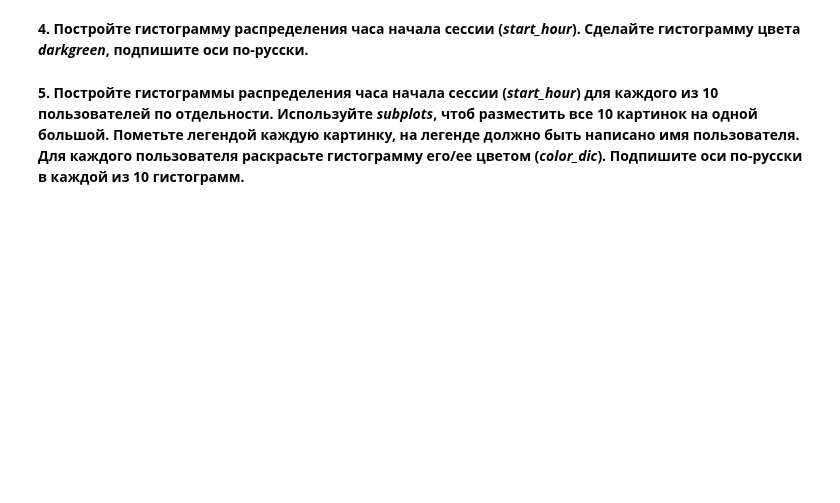
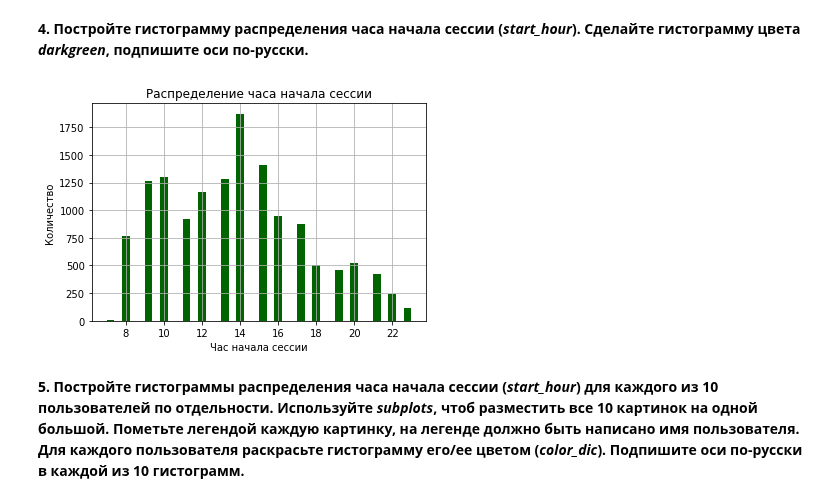
Before and after one commit to dminikorenb/DataLearning, a Jupyter notebook: dminik6_w3.ipynb, the cells around one changed output. Saved outputs shown, nothing was run; the diff lists cells and outputs as text; code cells hidden in the pictures; blank space fills up the shorter version.

```diff
--- a/dminik6_w3.ipynb
+++ b/dminik6_w3.ipynb
@@ -221,2 +267,14 @@ train_data_10users['start_hour'] ''' ВАШ КОД ЗДЕСЬ '''
+# %%
+plt.hist(train_data_10users['start_hour'].values, 40,
+           facecolor='darkgreen')
+
+plt.xlabel('Час начала сессии')
+plt.ylabel('Количество')
+plt.title('Распределение часа начала сессии')
+## plt.text(60, .025, r'$\mu=100,\ \sigma=15$')
+plt.grid(True)
+plt.show()
+# %% [output]
+[figure, added]
 # %% [markdown]
 **5. Постройте гистограммы распределения часа начала сессии (*start_hour*) для каждого из 10 пользователей по отдельности. Используйте *subplots*, чтоб разместить все 10 картинок на одной большой. Пометьте легендой каждую картинку, на легенде должно быть написано имя пользователя. Для каждого пользователя раскрасьте гистограмму его/ее цветом (*color_dic*). Подпишите оси по-русски в каждой из 10 гистограмм.**
```
Also changed, not shown: parts of 25 cells of this notebook.
